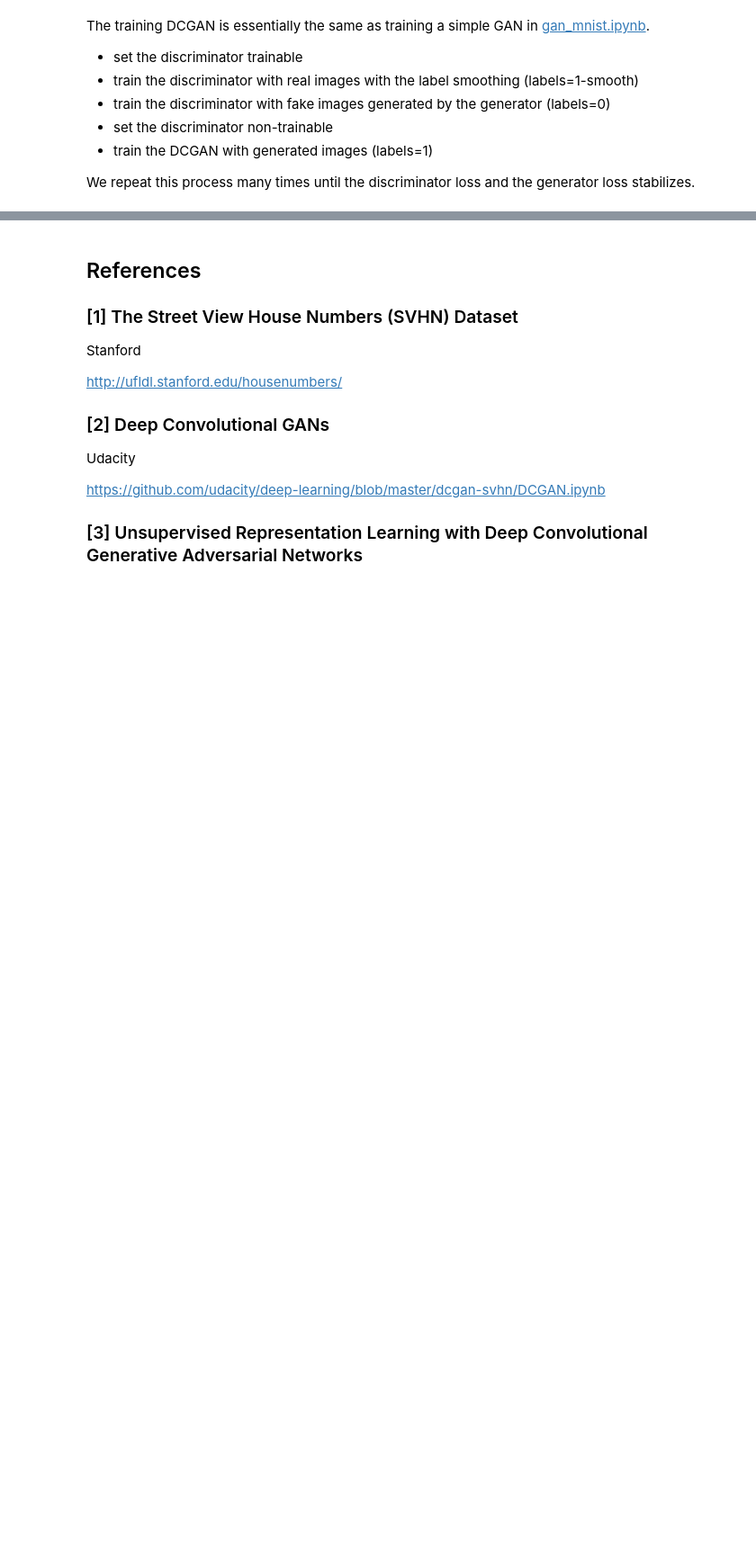
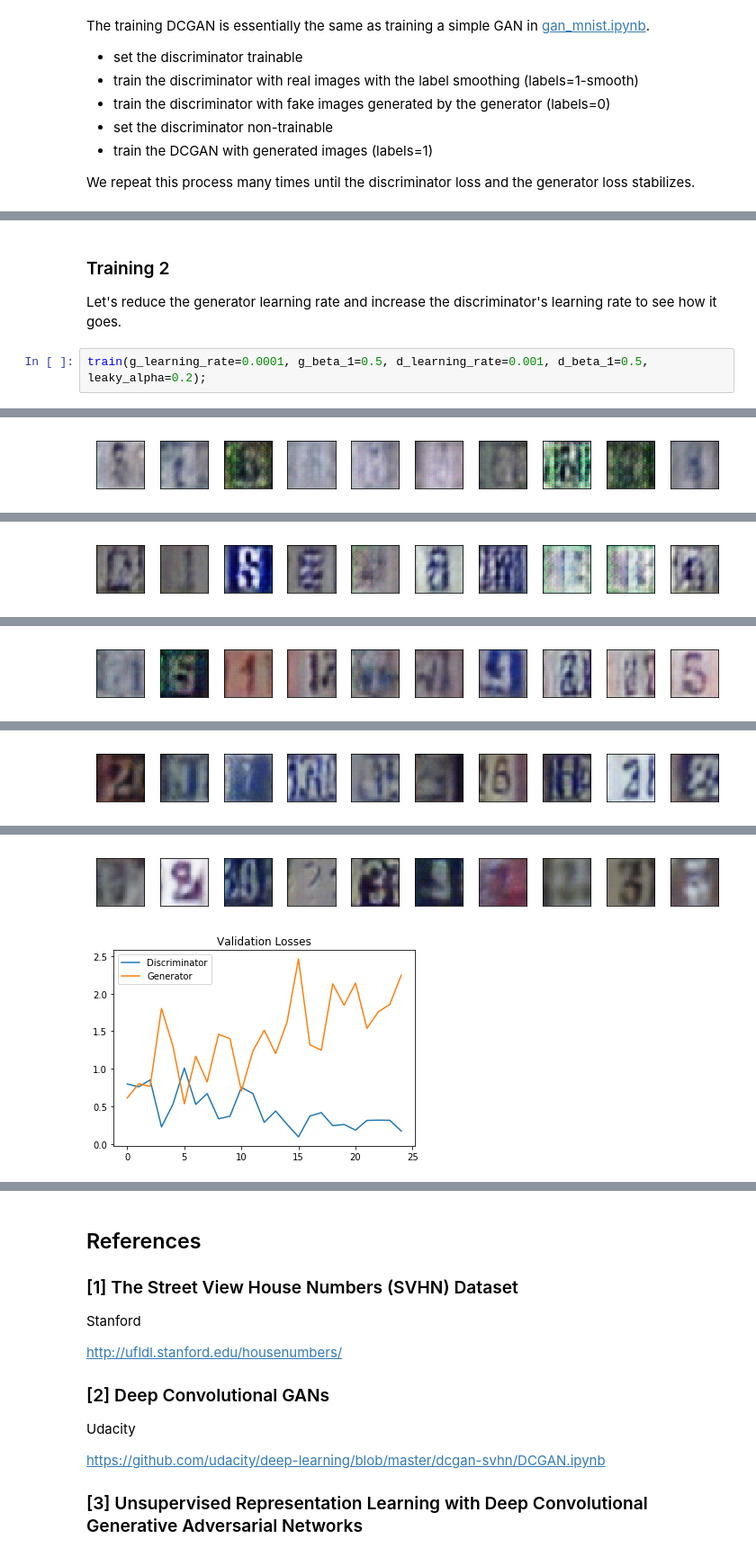
Before and after one commit to naokishibuya/deep-learning, a Jupyter notebook: python/dcgan_svhn.ipynb, the cells around one changed output, grey strips where cells are left out. Shown at 90% size. Saved outputs shown, nothing was run; the diff lists cells and outputs as text; blank space fills up the shorter version.

```diff
--- a/python/dcgan_svhn.ipynb
+++ b/python/dcgan_svhn.ipynb
@@ -345,0 +371,7 @@ The generated images with beta_1 = 0.5 is not good with the networks I used.  I
+# %% [markdown]
+### Training 2
+
+Let's reduce the generator learning rate and increase the discriminator's learning rate to see how it goes.
+# %%
+train(g_learning_rate=0.0001, g_beta_1=0.5, d_learning_rate=0.001, d_beta_1=0.5, leaky_alpha=0.2);
+# %% [output]
@@ -345,0 +383 @@ The generated images with beta_1 = 0.5 is not good with the networks I used.  I
+[figure, added]
@@ -345,0 +389 @@ The generated images with beta_1 = 0.5 is not good with the networks I used.  I
+[figure, added]
@@ -345,0 +395 @@ The generated images with beta_1 = 0.5 is not good with the networks I used.  I
+[figure, added]
@@ -345,0 +401 @@ The generated images with beta_1 = 0.5 is not good with the networks I used.  I
+[figure, added]
@@ -345,0 +407,2 @@ The generated images with beta_1 = 0.5 is not good with the networks I used.  I
+[figure, added]
+[figure, added]
```
Also changed, not shown: parts of 25 cells of this notebook.
